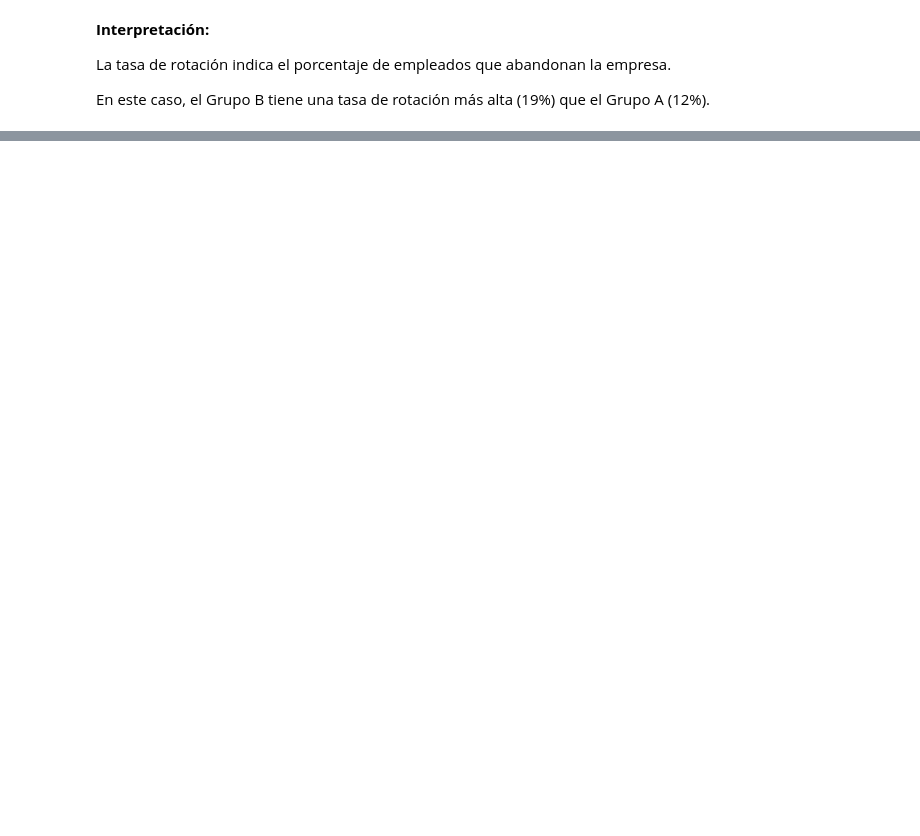
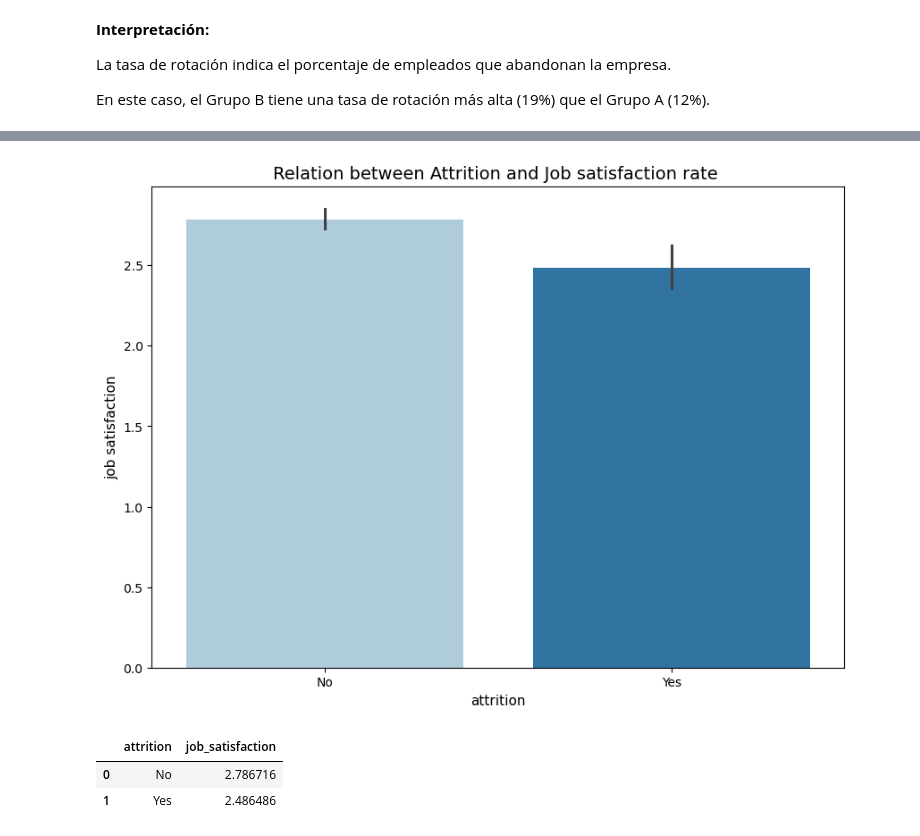
Before and after one commit to VeroSanchezO/proyecto-da-promo-k-modulo-3-team-5, a Jupyter notebook: Fase_4.ipynb, the cells around one changed output, grey strips where cells are left out. Cells and saved outputs as stored; diff of their text form; code cells hidden in the pictures; blank space fills up the shorter version.

```diff
--- a/Fase_4.ipynb
+++ b/Fase_4.ipynb
@@ -274,0 +301,20 @@ En este caso, el Grupo B tiene una tasa de rotación más alta (19%) que el Grup
+# %%
+# Comparacion "Attrition" con "Job_satisfaction"
+
+plt.figure(figsize=(10, 7))
+sns.barplot(x = "attrition",
+            y = "job_satisfaction",
+            data = df_attrition,
+            palette = "Paired");
+
+plt.xlabel("attrition", fontsize = 11)
+plt.ylabel("job satisfaction",  fontsize = 11);
+plt.title("Relation between Attrition and Job satisfaction rate " , fontsize = 14);
+# %% [output]
+[figure, added]
+# %%
+df_attrition.groupby("attrition")["job_satisfaction"].mean().reset_index()
+# %% [output]
+|  | attrition | job_satisfaction |
+| 0 | No | 2.786716 |
+| 1 | Yes | 2.486486 |
```
Also changed, not shown: parts of 25 cells of this notebook.
